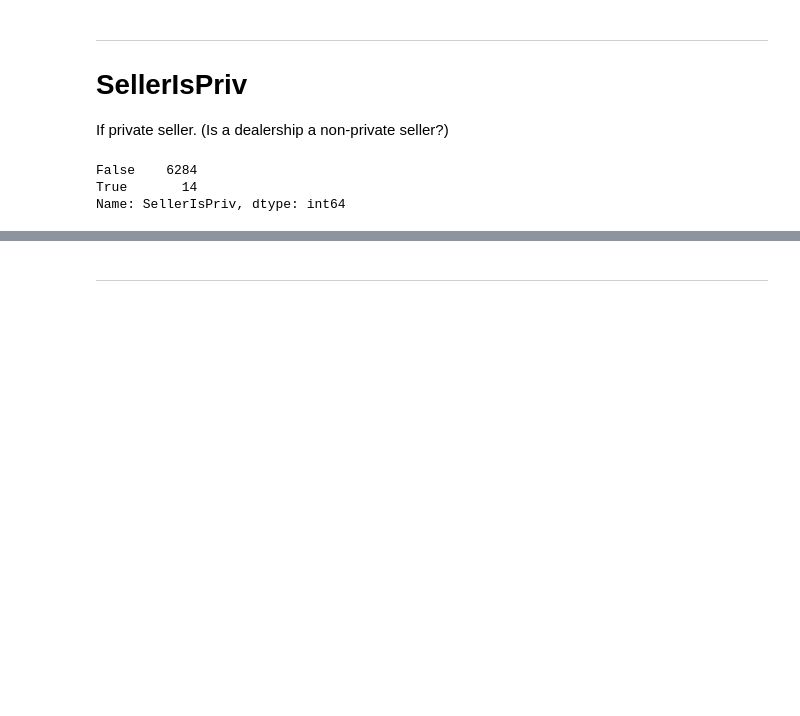
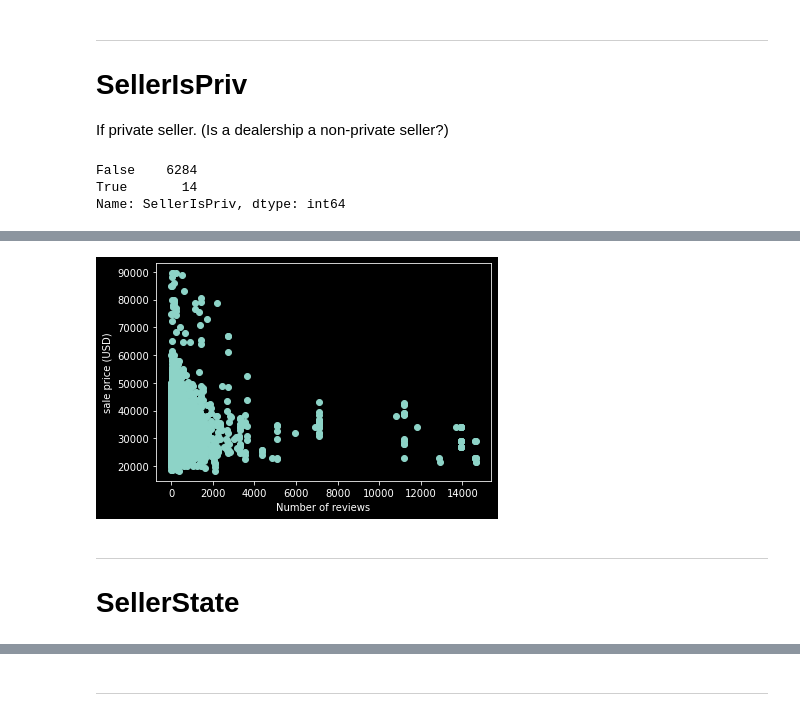
Before and after one commit to dtersegno/boeingds, a Jupyter notebook: notebooks/1_EDA.ipynb, the cells around one changed output, grey strips where cells are left out. Cells and saved outputs as stored; diff of their text form; code cells hidden in the pictures; blank space fills up the shorter version.

```diff
--- a/notebooks/1_EDA.ipynb
+++ b/notebooks/1_EDA.ipynb
@@ -201,0 +219,13 @@ traindf.SellerRevCnt.hist(log = True)
+# %%
+#price with review count
+plt.scatter(
+    traindf['SellerRevCnt'],
+    traindf['Dealer_Listing_Price']
+)
+plt.xlabel('Number of reviews')
+plt.ylabel('sale price (USD)');
+# %% [output]
+[figure, added]
+# %% [markdown]
+---
+# SellerState
```
Also changed, not shown: parts of 47 cells of this notebook, 2 other files.
